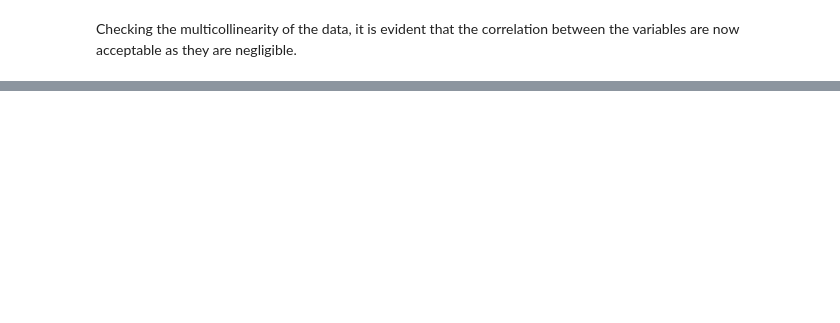
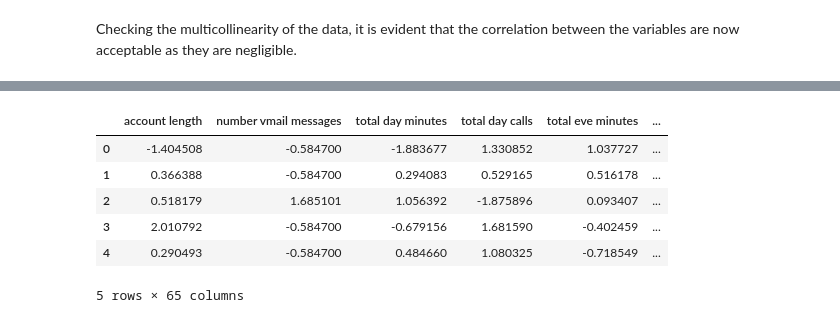
Before and after one commit to VincentKiplangat/Predicting-customer-churn-for-SyrialTel, a Jupyter notebook: SyrialTel.ipynb, the cells around one changed output, grey strips where cells are left out. Cells and saved outputs as stored; diff of their text form; code cells hidden in the pictures; blank space fills up the shorter version.

```diff
--- a/SyrialTel.ipynb
+++ b/SyrialTel.ipynb
@@ -259,0 +264,7 @@ SyntaxError: invalid syntax (3943176405.py, line 1)
+# %%
+# Defining the target variable(y) and the independent variables(x).
+y = data['churn']
+X = data.drop(['churn'], axis=1)
+
+# Splitting the data into training and testing sets
+X_train, X_test, y_train, y_test = train_test_split(X, y, test_size=0.25, random_state=42)
@@ -259,0 +293,5 @@ SyntaxError: invalid syntax (3943176405.py, line 1)
+# %%
+# Creating dummy variables for the categorical columns
+X_train = pd.get_dummies(X_train,drop_first=True)
+X_test = pd.get_dummies(X_test, drop_first=True)
+X_train.head(3)
@@ -259,0 +304,19 @@ SyntaxError: invalid syntax (3943176405.py, line 1)
+# %%
+# Instantiate StandardScaler
+scaler = StandardScaler()
+
+# Transform the training and test sets
+scaled_data_train = scaler.fit_transform(X_train)
+scaled_data_test = scaler.transform(X_test)
+
+# Convert into a DataFrame
+scaled_df_train = pd.DataFrame(scaled_data_train, columns=X_train.columns)
+scaled_df_train.head()
+# %% [output]
+|  | account length | number vmail messages | total day minutes | total day calls | total eve minutes | ... |
+| 0 | -1.404508 | -0.584700 | -1.883677 | 1.330852 | 1.037727 | ... |
+| 1 | 0.366388 | -0.584700 | 0.294083 | 0.529165 | 0.516178 | ... |
+| 2 | 0.518179 | 1.685101 | 1.056392 | -1.875896 | 0.093407 | ... |
+| 3 | 2.010792 | -0.584700 | -0.679156 | 1.681590 | -0.402459 | ... |
+| 4 | 0.290493 | -0.584700 | 0.484660 | 1.080325 | -0.718549 | ... |
+5 rows × 65 columns
```
Also changed, not shown: parts of 15 cells of this notebook.
